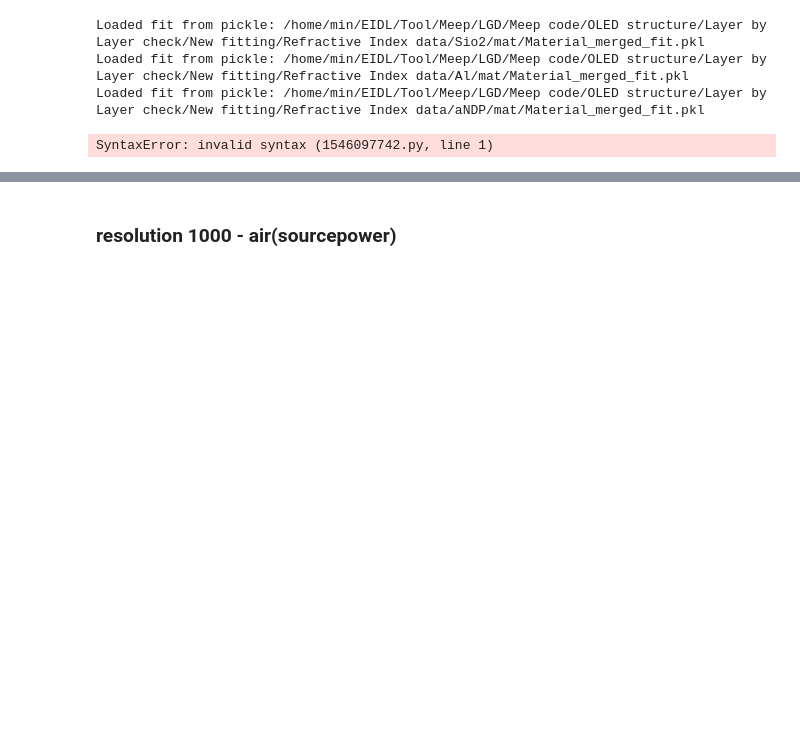
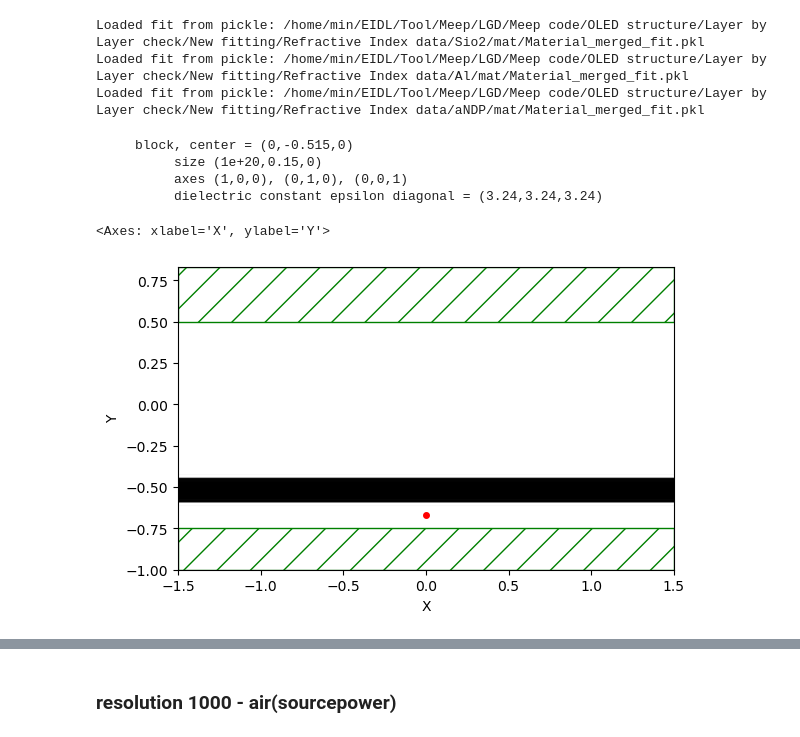
Before and after one commit to M2nion/EIDL, a Jupyter notebook: Tool/Meep/LGD/Meep code/OLED structure/Layer by Layer check/OLED_update_LBL.ipynb, the cells around one changed output, grey strips where cells are left out. Cells and saved outputs as stored; diff of their text form; code cells hidden in the pictures; blank space fills up the shorter version.

```diff
--- a/Tool/Meep/LGD/Meep code/OLED structure/Layer by Layer check/OLED_update_LBL.ipynb
+++ b/Tool/Meep/LGD/Meep code/OLED structure/Layer by Layer check/OLED_update_LBL.ipynb
@@ -222,9 +222,14 @@ sim_fitting = mp.Simulation(
     extra_materials=[Cathode, aNDP, Glass]
 )
 # %%
-sim_fitting.plot2D(output_plane = mp.Volume(center=mp.Vector3(0, -0.67, 0), size=mp.Vector3(2, 3, 0)))S
+sim_fitting.plot2D(output_plane = mp.Volume(center=mp.Vector3(0, -0.67, 0), size=mp.Vector3(3, 3, 0)))
 # %% [output]
-SyntaxError: invalid syntax (1546097742.py, line 1)
+     block, center = (0,-0.515,0)
+          size (1e+20,0.15,0)
+          axes (1,0,0), (0,1,0), (0,0,1)
+          dielectric constant epsilon diagonal = (3.24,3.24,3.24)
+<Axes: xlabel='X', ylabel='Y'>
+[figure, added]
 # %%
 offset = 0.01
 flux_size = 0.02
```
Also changed, not shown: parts of 9 cells of this notebook, 21 other files.
